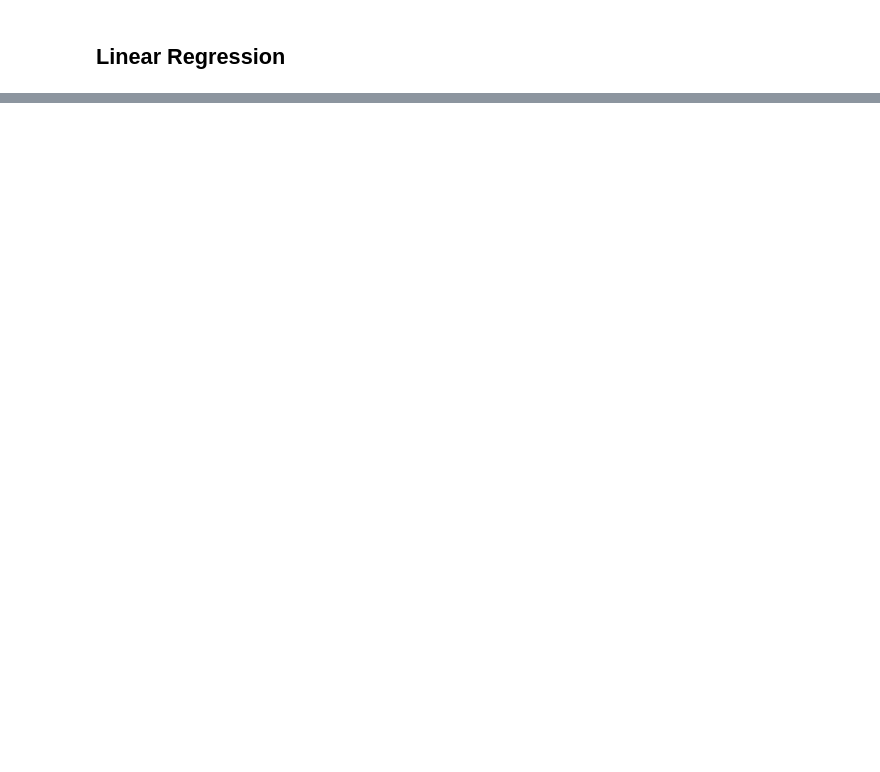
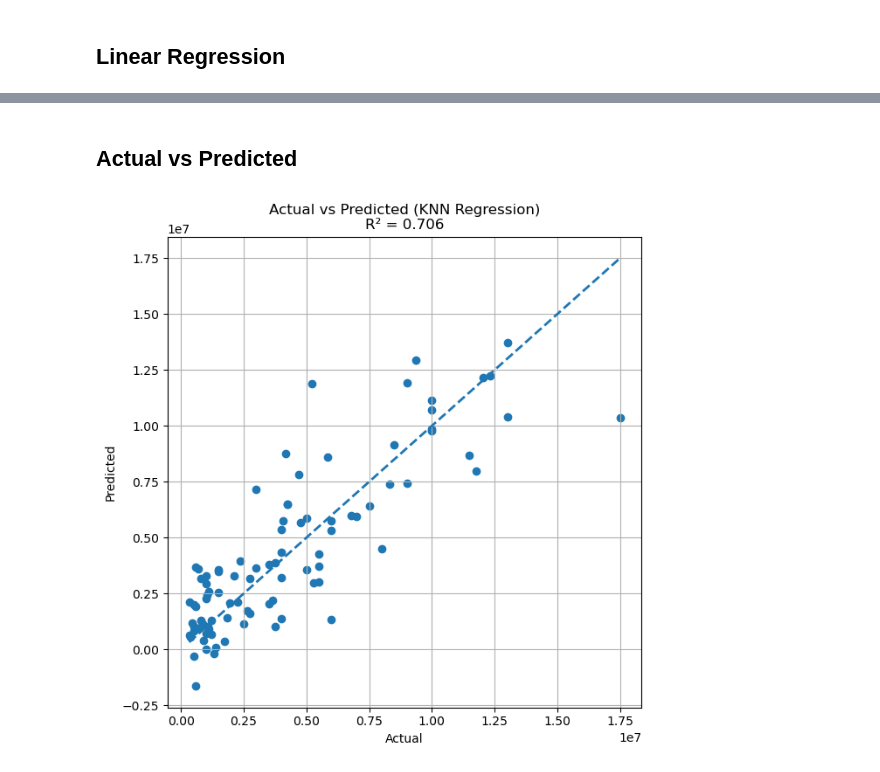
Before and after one commit to nw93929/DS6021-Project, a Jupyter notebook: models/Linear Regression Model (pitchers).ipynb, the cells around one changed output, grey strips where cells are left out. Saved outputs shown, nothing was run; the diff lists cells and outputs as text; code cells hidden in the pictures; blank space fills up the shorter version.

```diff
--- a/models/Linear Regression Model (pitchers).ipynb
+++ b/models/Linear Regression Model (pitchers).ipynb
@@ -238,0 +261,13 @@ Notes:
+# %% [markdown]
+## Actual vs Predicted
+# %%
+plt.figure(figsize=(7, 7))
+plt.scatter(y_test, y_pred)
+plt.plot([y_test.min(), y_test.max()], [y_test.min(), y_test.max()], '--', linewidth=2)
+plt.xlabel("Actual")
+plt.ylabel("Predicted")
+plt.title(f"Actual vs Predicted (KNN Regression)\nR² = {r2:.3f}")
+plt.grid(True)
+plt.show()
+# %% [output]
+[figure, added]
```
Also changed, not shown: parts of 10 cells of this notebook.
